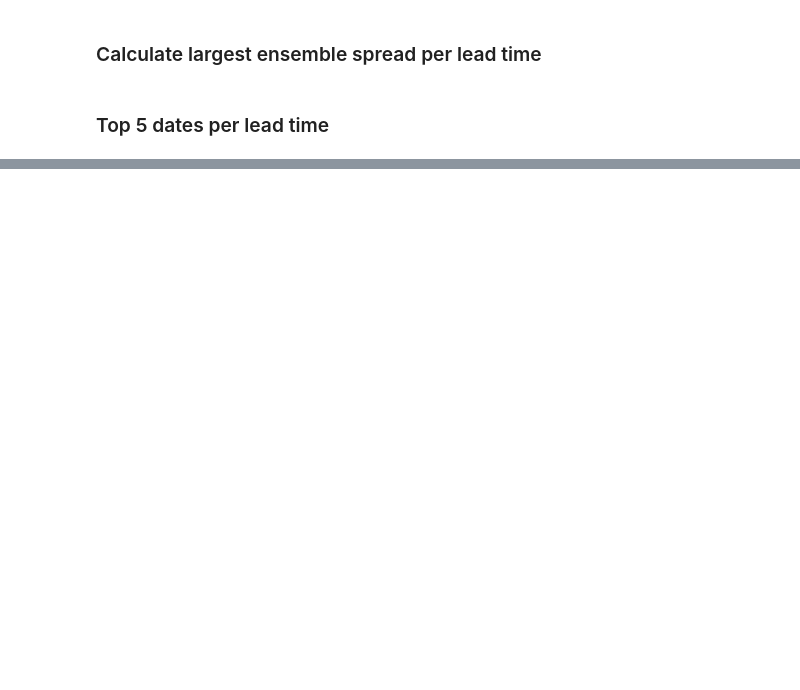
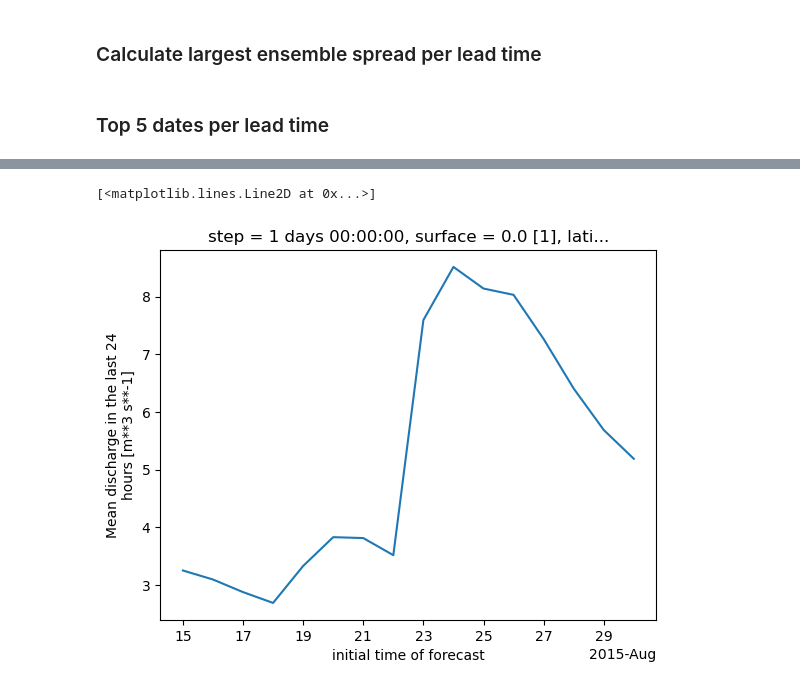
Before and after one commit to shardywx/earth2, a Jupyter notebook: process_glofas_ensemble_spread.ipynb, the cells around one changed output, grey strips where cells are left out. Drawn from its saved outputs; the diff is of its cells as text; code cells hidden in the pictures; blank space fills up the shorter version.

```diff
--- a/process_glofas_ensemble_spread.ipynb
+++ b/process_glofas_ensemble_spread.ipynb
@@ -57,0 +220,5 @@ for lead_time in df_all['lead_str'].unique():
+# %%
+da.sel(time=slice('2015-08-15','2015-08-30')).plot()
+# %% [output]
+[<matplotlib.lines.Line2D at 0x...>]
+[figure, added]
```
Also changed, not shown: parts of 29 cells of this notebook, 2 other files.
